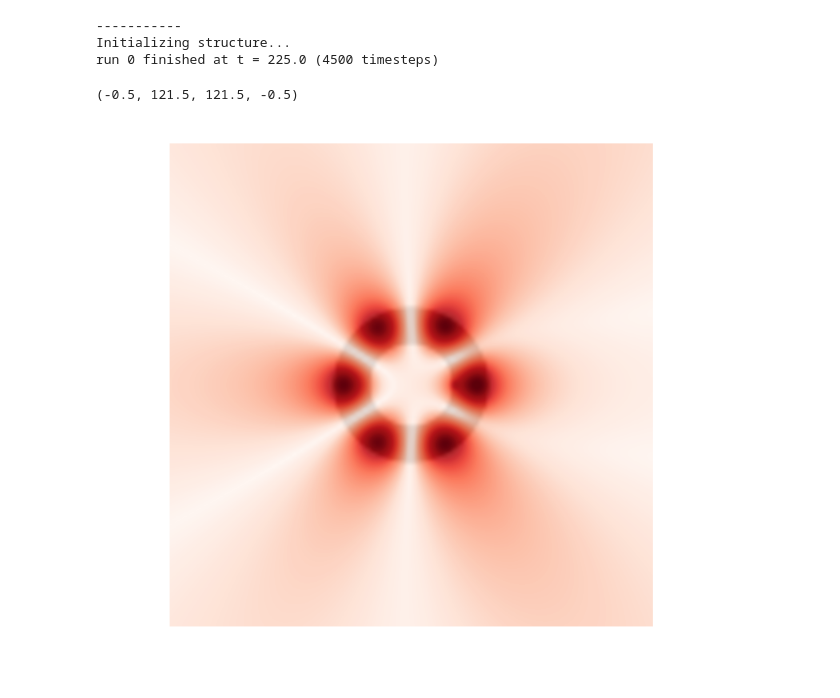
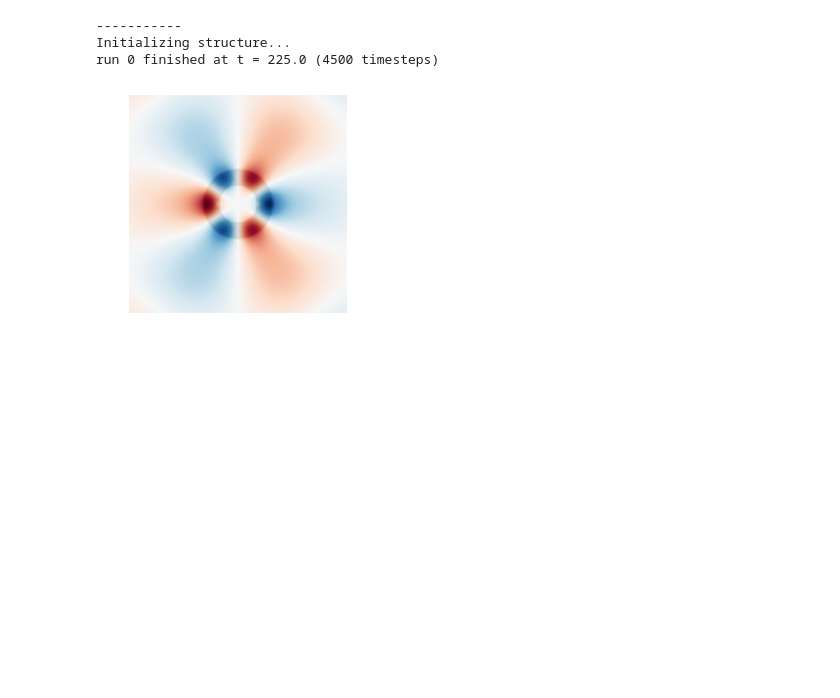
Before and after one commit to NanoComp/meep, a Jupyter notebook: python/examples/solve-cw.ipynb, the cells around one changed output. Drawn from its saved outputs; the diff is of its cells as text; code cells hidden in the pictures; blank space fills up the shorter version.

```diff
--- a/python/examples/solve-cw.ipynb
+++ b/python/examples/solve-cw.ipynb
@@ -73,18 +86,22 @@ PASSED solve_cw test: error in the fields is decreasing with increasing resoluti
 # %%
 sim.reset_meep()
 
-src = mp.Source(mp.GaussianSource(fcen,fwidth=df),
-                component=mp.Ez,
-                center=mp.Vector3(r+0.1))
+src = [mp.Source(mp.GaussianSource(fcen,fwidth=df),
+                 component=mp.Ez,
+                 center=mp.Vector3(r+0.1)),
+       mp.Source(mp.GaussianSource(fcen,fwidth=df),
+                 component=mp.Ez,
+                 center=mp.Vector3(-(r+0.1)),
+                 amplitude=-1)]
 
 sim = mp.Simulation(cell_size=mp.Vector3(sxy,sxy),
-                    geometry=[c1,c2],
-                    sources=[src],
+                    geometry=geometry,
+                    sources=src,
                     resolution=10,
-                    symmetries=[mp.Mirror(mp.Y)],
-                    boundary_layers=[mp.PML(dpml)])
+                    symmetries=symmetries,
+                    boundary_layers=pml_layers)
 
-dfts = sim.add_dft_fields([mp.Ez], fcen, fcen, 1, where=vol)
+dft_obj = sim.add_dft_fields([mp.Ez], fcen, fcen, 1, where=nonpml_vol)
 
 sim.run(until_after_sources=100)
 # %% [output]
@@ -92,13 +109,13 @@ sim.run(until_after_sources=100)
 Initializing structure...
 run 0 finished at t = 225.0 (4500 timesteps)
 # %%
-eps_data = sim.get_array(vol=vol, component=mp.Dielectric)
-ez_data = np.absolute(sim.get_dft_array(dfts, mp.Ez, 0))
+eps_data = sim.get_array(vol=nonpml_vol, component=mp.Dielectric)
+ez_data = np.real(sim.get_dft_array(dft_obj, mp.Ez, 0))
 
-plt.figure(dpi=200)
+plt.figure()
 plt.imshow(eps_data.transpose(), interpolation='spline36', cmap='binary')
-plt.imshow(ez_data.transpose(), interpolation='spline36', cmap='Reds', alpha=0.9)
+plt.imshow(ez_data.transpose(), interpolation='spline36', cmap='RdBu', alpha=0.9)
 plt.axis('off')
+plt.show()
 # %% [output]
-(-0.5, 121.5, 121.5, -0.5)
-[figure, old version]
+[figure, new version]
```
Also changed, not shown: parts of 3 cells of this notebook, 13 other files.
